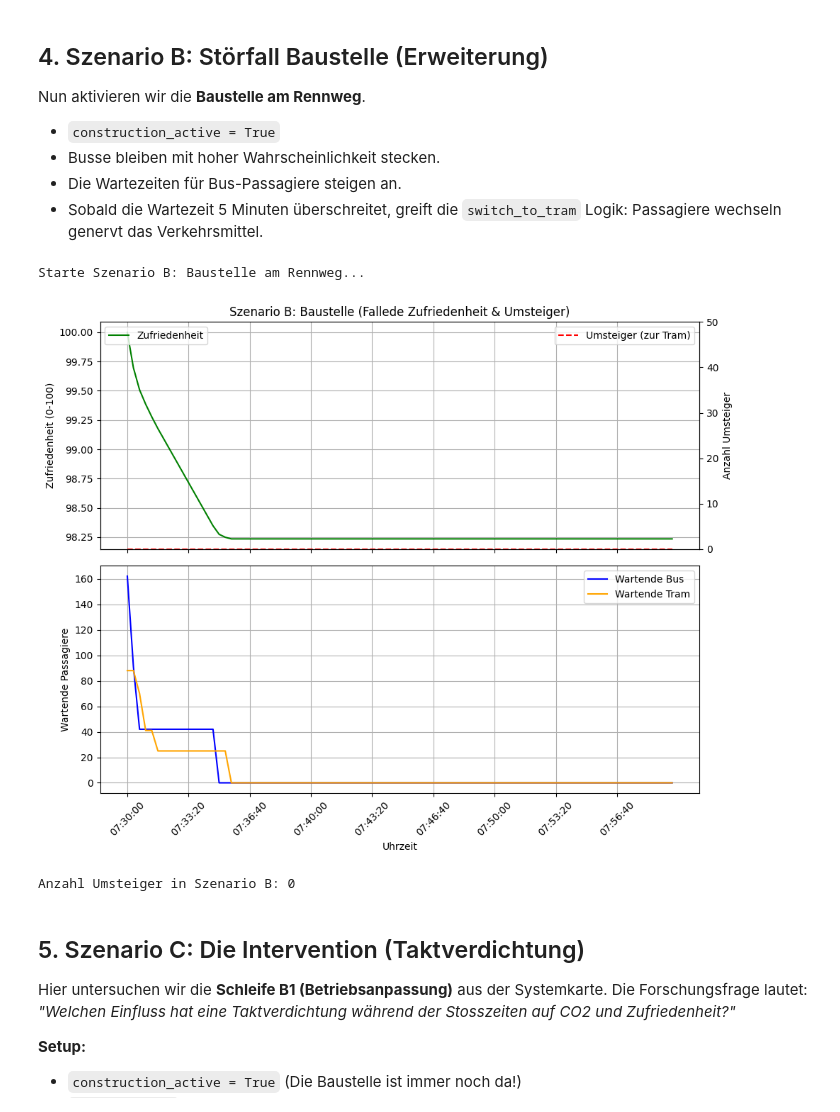
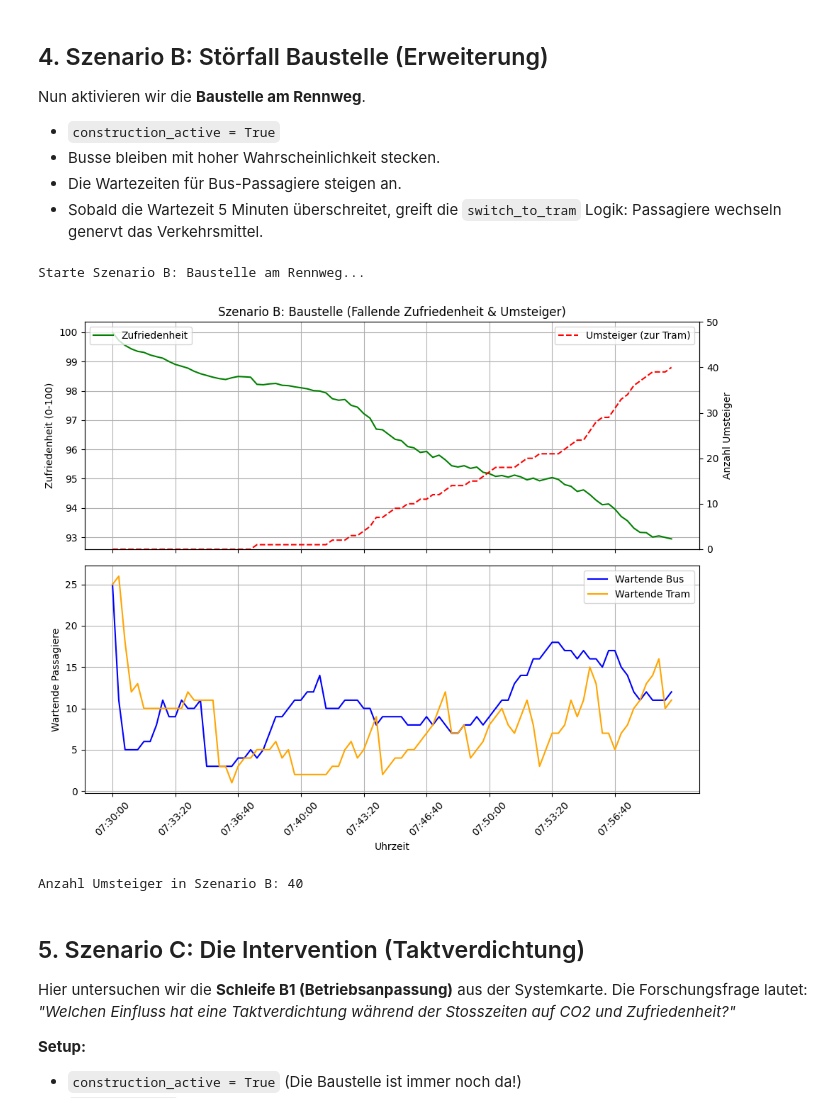
Before and after one commit to gurkewasser/mss, a Jupyter notebook: mss_main_sim.ipynb, the cells around one changed output. Drawn from its saved outputs; the diff is of its cells as text; code cells hidden in the pictures.

```diff
--- a/mss_main_sim.ipynb
+++ b/mss_main_sim.ipynb
@@ -115,38 +136,36 @@ class VehicleAgent(mesa.Agent):
         x, y = self.pos
         move_distance = self.speed
 
-        # --- CO2 BERECHNUNG ---
-        # Annahme: 1 Tick = 20 Sek.
-        # Bus im Leerlauf/Stau: 10g pro Tick
-        # Bus fahrend: 5g pro Tick (moderne Hybridbusse)
-        # Tram: 0g (Lokal emissionsfrei / Ökostrom)
-
-        current_step_emission = 0
+        current_step_emission = 0.0
 
         # --- Baustellen-Logik ---
         is_stuck = False
         if self.v_type == "Bus" and self.model.construction_active:
-            if 50 <= x <= 90: # Baustelle Rennweg
+            # Baustelle zwischen 50 und 90 (Rennweg)
+            if 50 <= x <= 90:
+                # 80% Wahrscheinlichkeit für Stop-and-Go
                 if random.random() < 0.8:
                     move_distance = 0
                     is_stuck = True
                 else:
                     move_distance = 1
 
-        # Emissionen addieren
+        # --- CO2 BERECHNUNG (Basierend auf HBEFA Werten) ---
         if self.v_type == "Bus":
             if is_stuck or move_distance < self.speed:
-                current_step_emission = 10.0 # Hoher Ausstoss im Stau (Stop & Go)
+                # Hoher Ausstoss im Leerlauf/Anfahren
+                current_step_emission = CO2_IDLING
             else:
-                current_step_emission = 5.0 # Normaler Ausstoss
+                # Normaler Fahrbetrieb
+                current_step_emission = CO2_DRIVING
 
         self.co2_emitted += current_step_emission
 
-        # Bewegung
+        # Bewegung ausführen
         new_x = (x + move_distance) % self.model.grid.width
         self.model.grid.move_agent(self, (new_x, y))
 
-        # Passagiere einsammeln
+        # Passagiere einsammeln (Logik bleibt gleich...)
         pickup_range = range(x, x + move_distance + 1)
         for check_x in pickup_range:
             real_check_x = check_x % self.model.grid.width
@@ -249,7 +294,12 @@ In diesem Szenario simulieren wir einen normalen Morgenverkehr **ohne** Baustell
 print("Starte Szenario A: Normalbetrieb (ohne Baustelle)...")
 
 # Modell initialisieren
-model_a = ZurichTransportModel(num_passengers=250, construction_active=False)
+# arrival_rate=0.4 sorgt für stetigen Zufluss neuer Passagiere
+model_a = ZurichTransportModel(
+    initial_passengers=250,
+    construction_active=False,
+    arrival_rate=0.4
+)
 
 # 30 Minuten simulieren (90 Ticks)
 for i in range(90):
@@ -278,6 +328,7 @@ ax2.legend()
 ax2.grid(True)
 
 # X-Achse Formatierung
+# Wir nehmen nur jeden 10. Tick für das Label, damit es lesbar bleibt
 ax2.set_xticks(results_a["Time"][::10])
 ax2.set_xticklabels(time_labels[::10], rotation=45)
 
@@ -302,9 +353,14 @@ Nun aktivieren wir die **Baustelle am Rennweg**.
 print("Starte Szenario B: Baustelle am Rennweg...")
 
 # Modell initialisieren
-model_b = ZurichTransportModel(num_passengers=250, construction_active=True)
+# arrival_rate=0.6 sorgt für hohen Stress im System (viele neue Passagiere)
+model_b = ZurichTransportModel(
+    initial_passengers=50,
+    construction_active=True,
+    arrival_rate=0.6
+)
 
-# 30 Minuten simulieren
+# 30 Minuten simulieren (90 Ticks)
 for i in range(90):
     model_b.step()
 
@@ -316,36 +372,38 @@ time_labels = results_b["Time"].dt.strftime('%H:%M:%S')
 
 # Zufriedenheit & Wechsler
 ax1.plot(results_b["Time"], results_b["Avg_Satisfaction"], label="Zufriedenheit", color="green")
 ax1.set_ylabel("Zufriedenheit (0-100)")
 ax1.legend(loc="upper left")
 ax1.grid(True)
 
+# Sekundäre Achse für die Umsteiger
 ax1b = ax1.twinx()
 ax1b.plot(results_b["Time"], results_b["Total_Switchers"], label="Umsteiger (zur Tram)", color="red", linestyle="--")
 ax1b.set_ylabel("Anzahl Umsteiger")
 ax1b.legend(loc="upper right")
 ax1b.set_ylim(0, 50) # Fixe Skala für Vergleichbarkeit
-ax1.set_title("Szenario B: Baustelle (Fallede Zufriedenheit & Umsteiger)")
+ax1.set_title("Szenario B: Baustelle (Fallende Zufriedenheit & Umsteiger)")
 
 # Warteschlangen
 ax2.plot(results_b["Time"], results_b["Bus_Wait"], label="Wartende Bus", color="blue")
 ax2.plot(results_b["Time"], results_b["Tram_Wait"], label="Wartende Tram", color="orange")
 ax2.set_ylabel("Wartende Passagiere")
 ax2.set_xlabel("Uhrzeit")
 ax2.legend()
 ax2.grid(True)
 
+# X-Achse Formatierung (nur jeden 10. Wert anzeigen)
 ax2.set_xticks(results_b["Time"][::10])
 ax2.set_xticklabels(time_labels[::10], rotation=45)
 
 plt.tight_layout()
 plt.show()
 
 print(f"Anzahl Umsteiger in Szenario B: {results_b['Total_Switchers'].iloc[-1]}")
 # %% [output]
 Starte Szenario B: Baustelle am Rennweg...
-[figure, old version]
+[figure, new version]
-Anzahl Umsteiger in Szenario B: 0
+Anzahl Umsteiger in Szenario B: 40
 # %% [markdown]
 ## 5. Szenario C: Die Intervention (Taktverdichtung)
 
```
Also changed, not shown: parts of 4 cells of this notebook, 2 other files.
